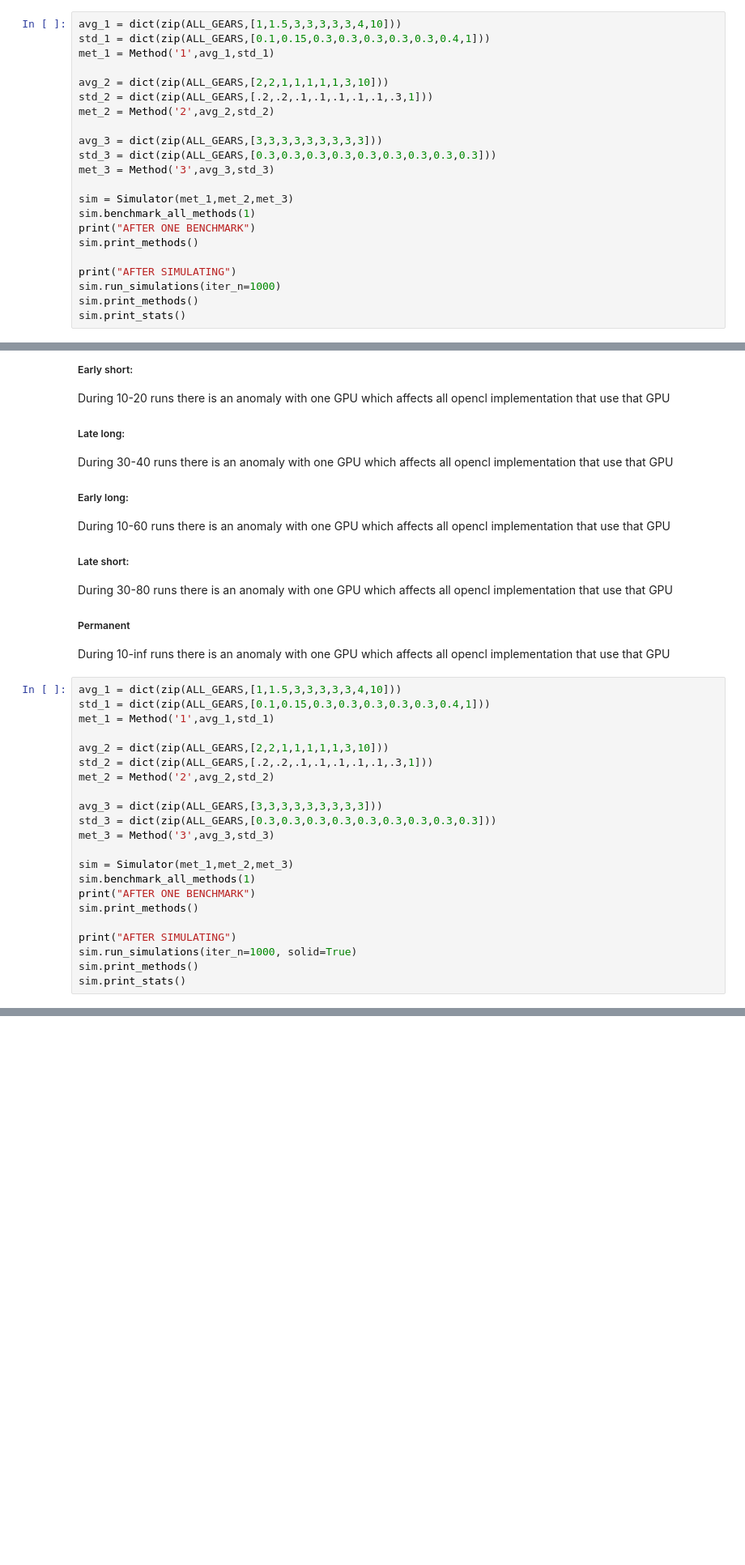
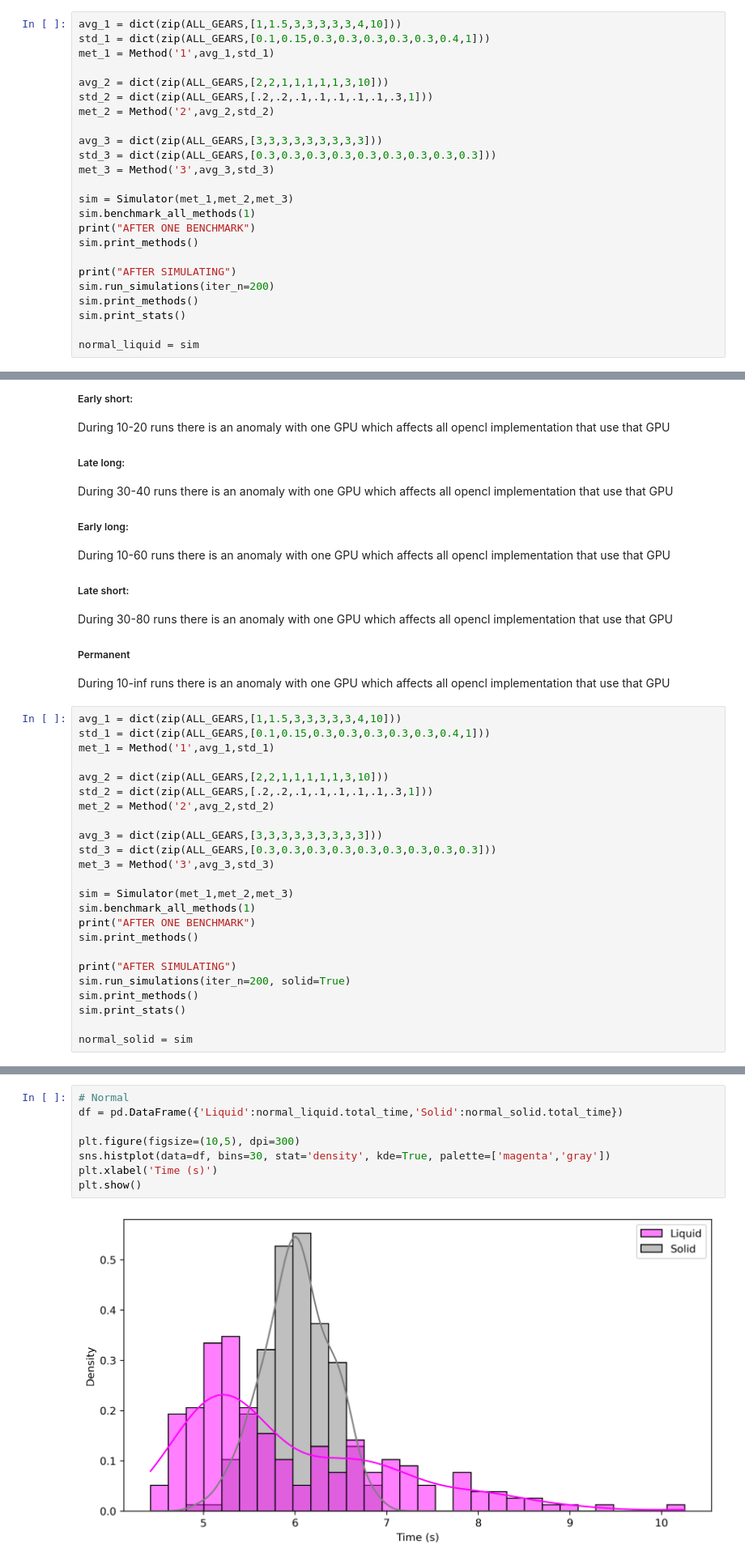
Before and after one commit to HenriquesLab/NanoPyx, a Jupyter notebook: src/nanopyx/liquid/simulations.ipynb, the cells around one changed output, grey strips where cells are left out. Shown at 81% size. Drawn from its saved outputs; the diff is of its cells as text; blank space fills up the shorter version.

Commit message:
New simulations and their histograms

```diff
--- a/src/nanopyx/liquid/simulations.ipynb
+++ b/src/nanopyx/liquid/simulations.ipynb
@@ -37,9 +40,11 @@ print("AFTER ONE BENCHMARK")
 sim.print_methods()
 
 print("AFTER SIMULATING")
-sim.run_simulations(iter_n=1000)
+sim.run_simulations(iter_n=200)
 sim.print_methods()
 sim.print_stats()
+
+normal_liquid = sim
 # %% [output]
 AFTER ONE BENCHMARK
 ['1', '2', '3']
@@ -333,9 +342,11 @@ print("AFTER ONE BENCHMARK")
 sim.print_methods()
 
 print("AFTER SIMULATING")
-sim.run_simulations(iter_n=1000, solid=True)
+sim.run_simulations(iter_n=200, solid=True)
 sim.print_methods()
 sim.print_stats()
+
+normal_solid = sim
 # %% [output]
 AFTER ONE BENCHMARK
 ['1', '2', '3']
@@ -546,0 +564,10 @@ Method 3 used OPENCL_1 the most (100.0%)
+# %%
+# Normal
+df = pd.DataFrame({'Liquid':normal_liquid.total_time,'Solid':normal_solid.total_time})
+
+plt.figure(figsize=(10,5), dpi=300)
+sns.histplot(data=df, bins=30, stat='density', kde=True, palette=['magenta','gray'])
+plt.xlabel('Time (s)')
+plt.show()
+# %% [output]
+[figure, added]
```
Also changed, not shown: parts of 16 cells of this notebook.
